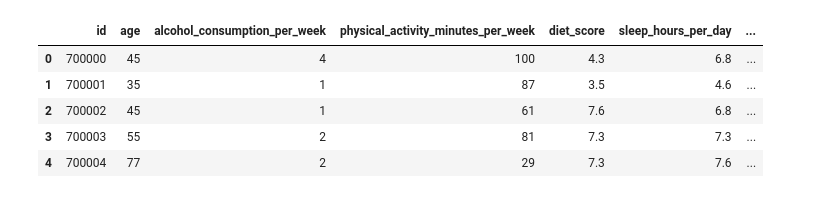
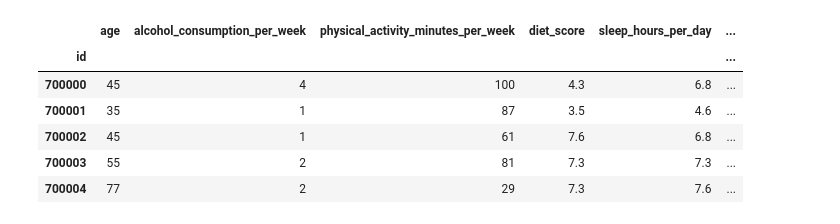
Before and after one commit to Musheng-bot/AI-Project, a Jupyter notebook: run.ipynb, the cells around one changed output. Saved outputs shown, nothing was run; the diff lists cells and outputs as text; code cells hidden in the pictures.

```diff
--- a/run.ipynb
+++ b/run.ipynb
@@ -59,26 +80,27 @@ features.head()
 # %%
 skf = StratifiedKFold(n_splits=5, shuffle=True, random_state=42)
 params = {
     "loss_function": "Logloss",
     "eval_metric": "AUC",
     "iterations": 4000,
-    "learning_rate": 0.1,
+    "learning_rate": 0.05,
     "depth": 6,
     "l2_leaf_reg": 6,
     "random_strength": 1.0,
     "bootstrap_type": "Bayesian",
     "bagging_temperature": 0.8,
     "min_data_in_leaf": 50,
     "random_seed": 42,
     "verbose": 200,
     "task_type": "GPU"   # TURN GPU ON
 }
-test_data = pd.read_csv('data/test.csv').drop(DROP_COLUMNS, axis=1)
+test_data = pd.read_csv('data/test.csv', index_col='id').drop(DROP_COLUMNS, axis=1)
 test_data.head()
 # %% [output]
-|  | id | age | alcohol_consumption_per_week | physical_activity_minutes_per_week | diet_score | sleep_hours_per_day | ... |
-| 0 | 700000 | 45 | 4 | 100 | 4.3 | 6.8 | ... |
-| 1 | 700001 | 35 | 1 | 87 | 3.5 | 4.6 | ... |
-| 2 | 700002 | 45 | 1 | 61 | 7.6 | 6.8 | ... |
-| 3 | 700003 | 55 | 2 | 81 | 7.3 | 7.3 | ... |
-| 4 | 700004 | 77 | 2 | 29 | 7.3 | 7.6 | ... |
+|  | age | alcohol_consumption_per_week | physical_activity_minutes_per_week | diet_score | sleep_hours_per_day | ... |
+| id |  |  |  |  |  | ... |
+| 700000 | 45 | 4 | 100 | 4.3 | 6.8 | ... |
+| 700001 | 35 | 1 | 87 | 3.5 | 4.6 | ... |
+| 700002 | 45 | 1 | 61 | 7.6 | 6.8 | ... |
+| 700003 | 55 | 2 | 81 | 7.3 | 7.3 | ... |
+| 700004 | 77 | 2 | 29 | 7.3 | 7.6 | ... |
```
Also changed, not shown: parts of 12 cells of this notebook, 1 other file.
